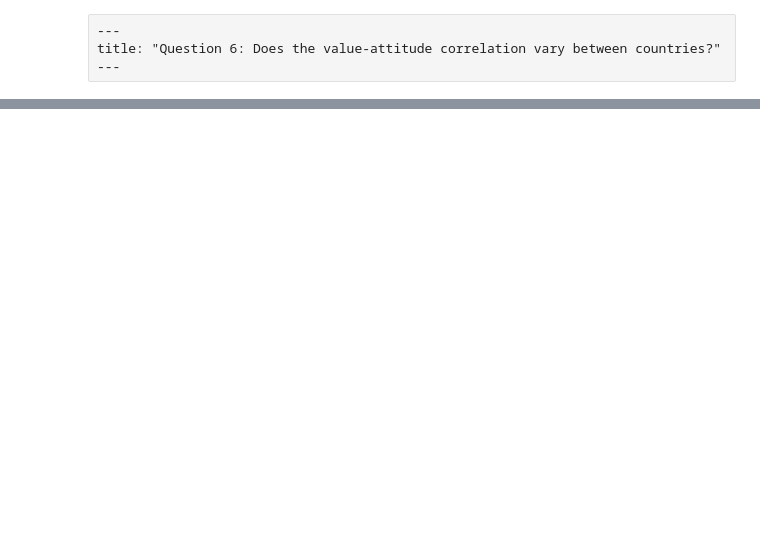
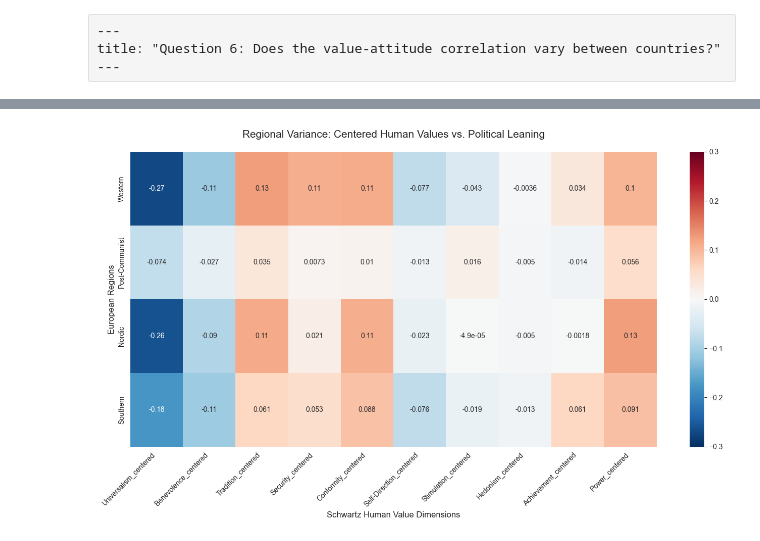
Before and after one commit to CU-S26-MSDSSB-DSCI-01-DataScienceLab/DataScienceLab_HumanValues, a Jupyter notebook: Maria_Question_6.ipynb, the cells around one changed output, grey strips where cells are left out. Drawn from its saved outputs; the diff is of its cells as text; code cells hidden in the pictures; blank space fills up the shorter version.

```diff
--- a/Maria_Question_6.ipynb
+++ b/Maria_Question_6.ipynb
@@ -98,0 +66,59 @@ The analysis therefore reveals that while Universalism and Power act as universa
+# %%
+# --- PHASE 2: REGIONAL CORRELATION ENGINE ---
+# Goal: Quantify the link between Schwartz values and political orientation by region.
+
+# 1. Variable Selection
+# We utilize '_centered' variables to control for individual response bias.
+# This ensures we measure the RELATIVE priority of values for each respondent.
+schwartz_values = [
+    'Universalism_centered', 'Benevolence_centered', 'Tradition_centered',
+    'Security_centered', 'Conformity_centered', 'Self-Direction_centered',
+    'Stimulation_centered', 'Hedonism_centered', 'Achievement_centered',
+    'Power_centered'
+]
+
+# 2. Correlation Computation
+analysis_results = []
+
+# Iterating through unique regions to identify localized value-attitude dynamics
+# This loop separates the data into cultural blocks before running the math
+for region in df['region'].dropna().unique():
+    # Isolate data for the specific geographic block
+    region_subset = df[df['region'] == region]
+
+    # Calculate Pearson Correlation Coefficients
+    # We focus on the relationship between the 10 values and 'lrscale' (Left-Right scale)
+    corrs = region_subset[schwartz_values + ['lrscale']].corr()['lrscale'].drop('lrscale')
+
+    # Label the result with the region name for the final table
+    corrs['Region'] = region
+    analysis_results.append(corrs)
+
+# 3. Data Consolidation
+# Transform the results list into a structured DataFrame for visualization
+regional_variance_df = pd.DataFrame(analysis_results).set_index('Region')
+
+# 4. Statistical Heatmap Generation
+plt.figure(figsize=(14, 8))
+
+# Using 'RdBu_r' (Red-Blue Reversed) to align with political conventions:
+# Blue = Negative correlation (Left-leaning), Red = Positive correlation (Right-leaning)
+# vmin/vmax set to 0.3 to ensure the scale captures the full strength of Universalism (-0.27)
+sns.heatmap(regional_variance_df,
+            annot=True,
+            cmap='RdBu_r',
+            vmin=-0.3,
+            vmax=0.3,
+            center=0)
+
+plt.title("Regional Variance: Centered Human Values vs. Political Leaning", fontsize=15, pad=20)
+plt.xlabel("Schwartz Human Value Dimensions", fontsize=12)
+plt.ylabel("European Regions", fontsize=12)
+
+# Rotate labels 45 degrees for professional presentation and readability
+plt.xticks(rotation=45, ha='right')
+
+plt.tight_layout()
+plt.show()
+# %% [output]
+[figure, added]
```
Also changed, not shown: parts of 19 cells of this notebook, 1 other file.
